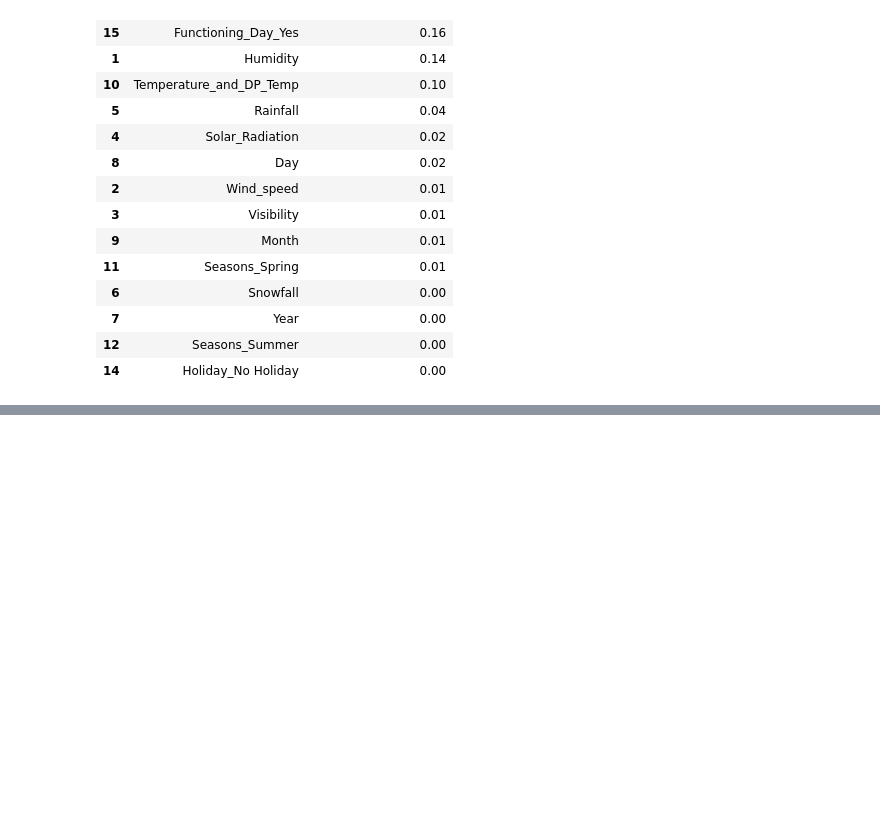
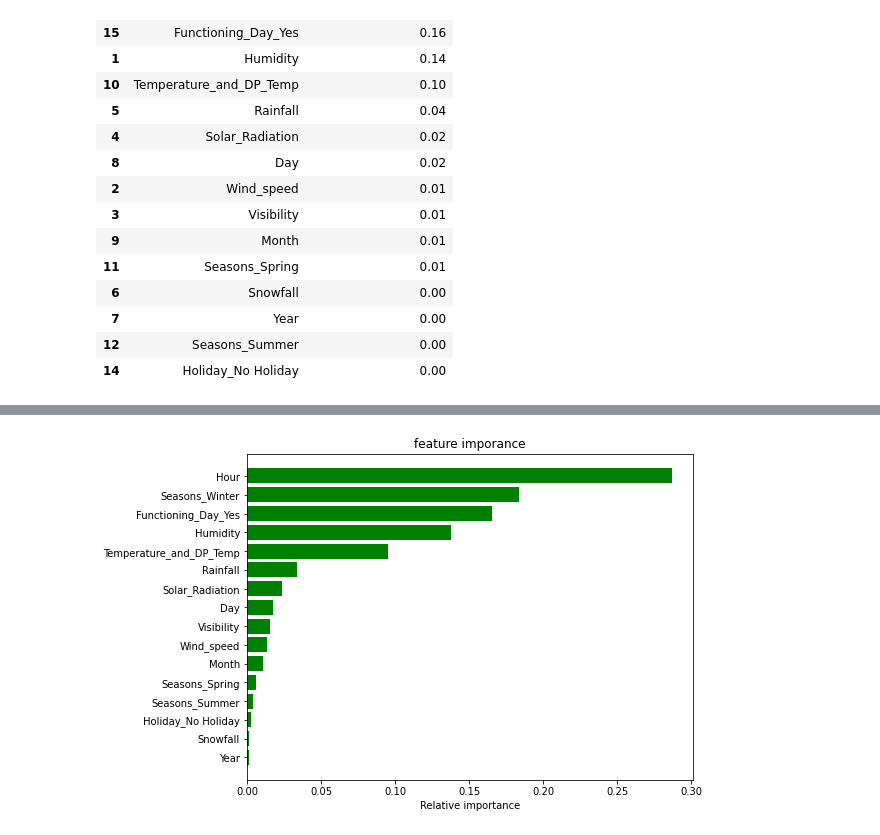
Before and after one commit to Creatrohit9/ROHIT-BHDAURIYA--Bike-Sharing-Demand-Prediction, a Jupyter notebook: ROHIT_BHADAURIYA(Proponent_Ds)_Bike_Sharing_Demand_Prediction_2_Capstone_Project.ipynb, the cells around one changed output, grey strips where cells are left out. Cells and saved outputs as stored; diff of their text form; code cells hidden in the pictures; blank space fills up the shorter version.

Commit message:
Commit for barh plot for rf for feature

```diff
--- a/ROHIT_BHADAURIYA(Proponent_Ds)_Bike_Sharing_Demand_Prediction_2_Capstone_Project.ipynb
+++ b/ROHIT_BHADAURIYA(Proponent_Ds)_Bike_Sharing_Demand_Prediction_2_Capstone_Project.ipynb
@@ -1030,3 +1030,5 @@ imortance_rf_df.sort_values(by=["Feature importance"],ascending=False)
 | 7 | Year | 0.00 |
 | 12 | Seasons_Summer | 0.00 |
 | 14 | Holiday_No Holiday | 0.00 |
+# %%
+rf_model.fit(X_train,y_train)
@@ -1032,0 +1043,13 @@ imortance_rf_df.sort_values(by=["Feature importance"],ascending=False)
+# %%
+features=X_train.columns
+importance_rf=rf_model.feature_importances_
+indices=np.argsort(importance_rf)
+# %%
+plt.title("feature imporance")
+plt.barh(range(len(indices)),importance_rf[indices],color="green",align="center")
+
+plt.yticks(range(len(indices)),[features[i] for i in indices])
+plt.xlabel("Relative importance")
+plt.show()
+# %% [output]
+[figure, added]
```
Also changed, not shown: parts of 1 cell of this notebook.
